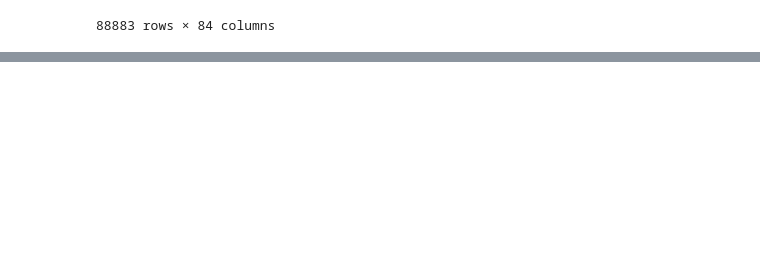
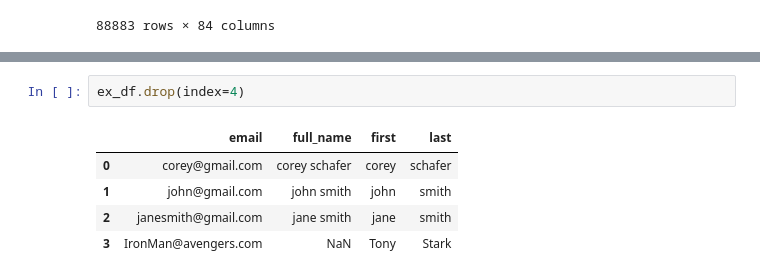
Before and after one commit to SayarGitHub/pandas, a Jupyter notebook: pandas-Tutorial.ipynb, the cells around one changed output, grey strips where cells are left out. Drawn from its saved outputs; the diff is of its cells as text; blank space fills up the shorter version.

```diff
--- a/pandas-Tutorial.ipynb
+++ b/pandas-Tutorial.ipynb
@@ -822,0 +901,8 @@ df
+# %%
+ex_df.drop(index=4)
+# %% [output]
+|  | email | full_name | first | last |
+| 0 | corey@gmail.com | corey schafer | corey | schafer |
+| 1 | john@gmail.com | john smith | john | smith |
+| 2 | janesmith@gmail.com | jane smith | jane | smith |
+| 3 | IronMan@avengers.com | NaN | Tony | Stark |
```
Also changed, not shown: parts of 15 cells of this notebook.
